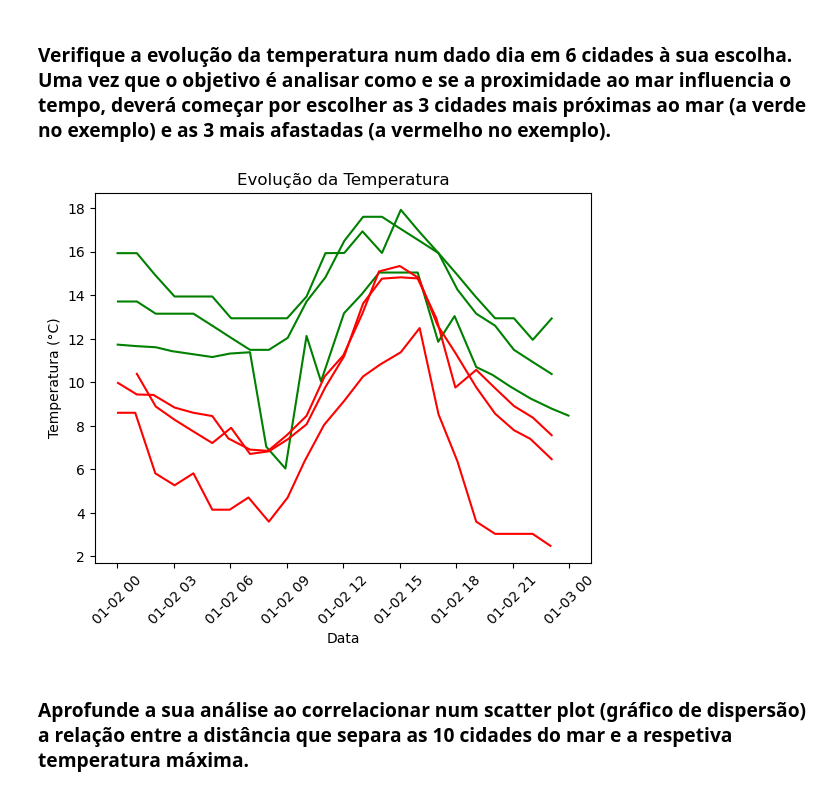
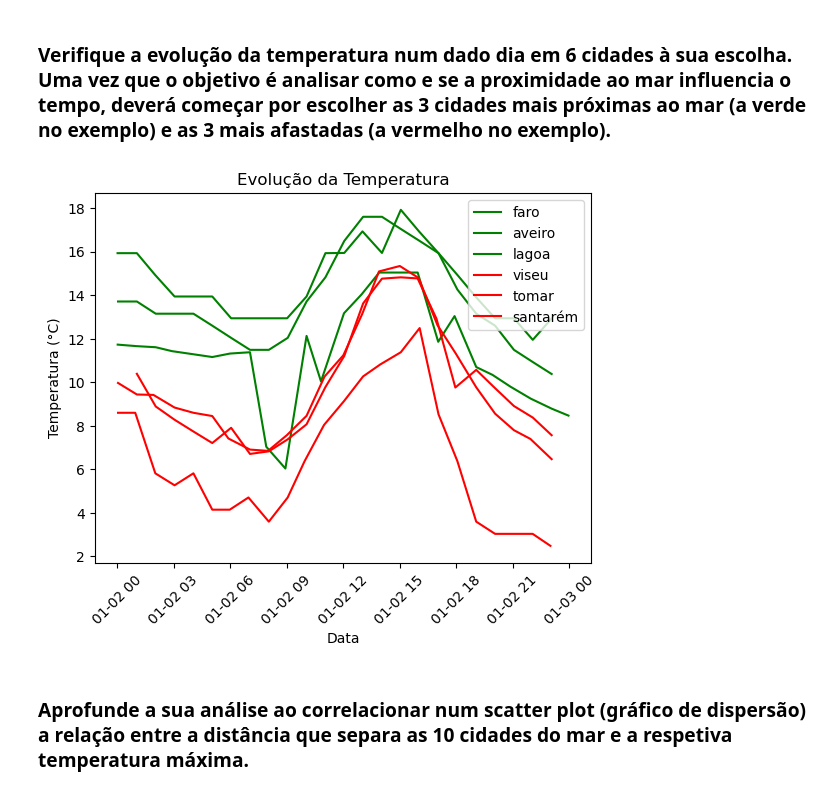
Before and after one commit to PaivaX/Big_data_IPT, a Jupyter notebook: project1.ipynb, the cells around one changed output. Saved outputs shown, nothing was run; the diff lists cells and outputs as text; code cells hidden in the pictures.

```diff
--- a/project1.ipynb
+++ b/project1.ipynb
@@ -330,40 +330,36 @@ plt.show()
 [figure]
 # %% [markdown]
 ### Verifique a evolução da temperatura num dado dia em 6 cidades à sua escolha. Uma vez que o objetivo é analisar como e se a proximidade ao mar influencia o tempo, deverá começar por escolher as 3 cidades mais próximas ao mar (a verde no exemplo) e as 3 mais afastadas (a vermelho no exemplo).
-# %%
-#Verde
-city = 'faro'
-city2 = 'aveiro'
-city3 = 'lagoa'
-#vermelho
-city4 = 'viseu'
-city5 = 'tomar'
-city6 = 'santarém'
-
-start_date = '2023-01-02'
-end_date = '2023-01-02'
-
-df_filtred = df[(df['city'] == city) &  (df['Date'] >= start_date) & (df['Date'] <= end_date)]
-df_filtred2 = df[(df['city'] == city2) &  (df['Date'] >= start_date) & (df['Date'] <= end_date)]
-df_filtred3 = df[(df['city'] == city3) &  (df['Date'] >= start_date) & (df['Date'] <= end_date)]
-df_filtred4 = df[(df['city'] == city4) &  (df['Date'] >= start_date) & (df['Date'] <= end_date)]
-df_filtred5 = df[(df['city'] == city5) &  (df['Date'] >= start_date) & (df['Date'] <= end_date)]
-df_filtred6 = df[(df['city'] == city6) &  (df['Date'] >= start_date) & (df['Date'] <= end_date)]
-
-plt.plot(df_filtred['datetime'], df_filtred['temp_celcius'], color='g')
-plt.plot(df_filtred2['datetime'], df_filtred2['temp_celcius'], label=city2, color='g')
-plt.plot(df_filtred3['datetime'], df_filtred3['temp_celcius'], label=city3, color='g')
-plt.plot(df_filtred4['datetime'], df_filtred4['temp_celcius'], label=city3, color='r')
-plt.plot(df_filtred5['datetime'], df_filtred5['temp_celcius'], label=city3, color='r')
-plt.plot(df_filtred6['datetime'], df_filtred6['temp_celcius'], label=city3, color='r')
-
-plt.xlabel('Data')
-plt.ylabel('Temperatura (°C)')
-plt.title(f'Evolução da Temperatura')
-plt.xticks(rotation=45)
-plt.show()
-# %% [output]
-[figure, removed]
+# %%
+#Verde
+city = 'faro'
+city2 = 'aveiro'
+city3 = 'lagoa'
+#vermelho
+city4 = 'viseu'
+city5 = 'tomar'
+city6 = 'santarém'
+
+#data
+start_date = '2023-01-02'
+end_date = '2023-01-02'
+
+cities = [city, city2, city3, city4, city5, city6]
+df_filtered_list = []
+colors = ['g', 'g', 'g', 'r', 'r', 'r']
+
+for i, city in enumerate(cities):
+    df_filtered = df[(df['city'] == city) & (df['Date'] >= start_date) & (df['Date'] <= end_date)]
+    plt.plot(df_filtered['datetime'], df_filtered['temp_celcius'], color=colors[i], label=city)
+
+plt.legend()
+plt.xlabel('Data')
+plt.ylabel('Temperatura (°C)')
+plt.title(f'Evolução da Temperatura')
+plt.xticks(rotation=45)
+plt.show()
+# %% [output]
+[figure, added]
 # %% [markdown]
 ### Aprofunde a sua análise ao correlacionar num scatter plot (gráfico de dispersão) a relação entre a distância que separa as 10 cidades do mar e a respetiva temperatura máxima.
 # %%
```
Also changed, not shown: parts of 2 cells of this notebook.
